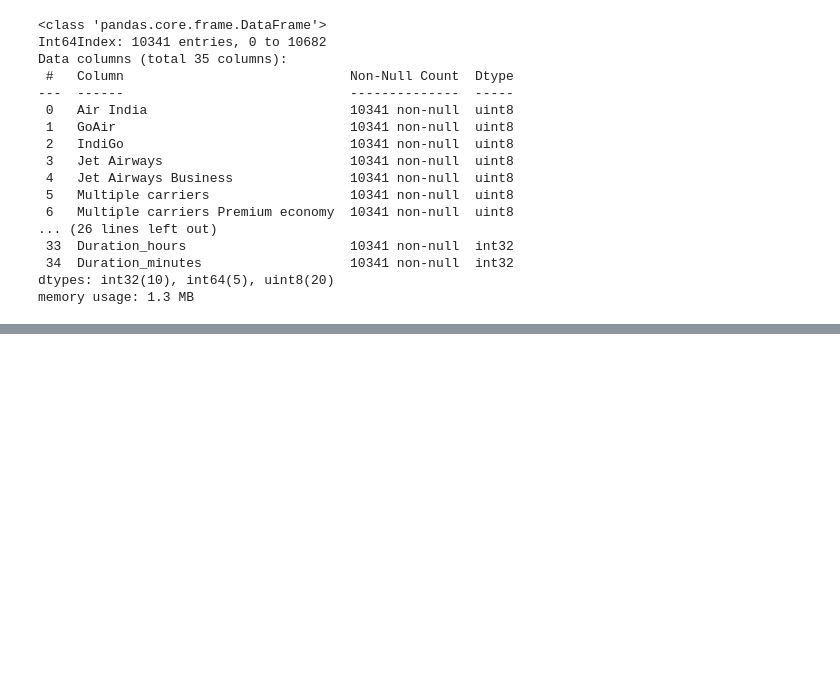
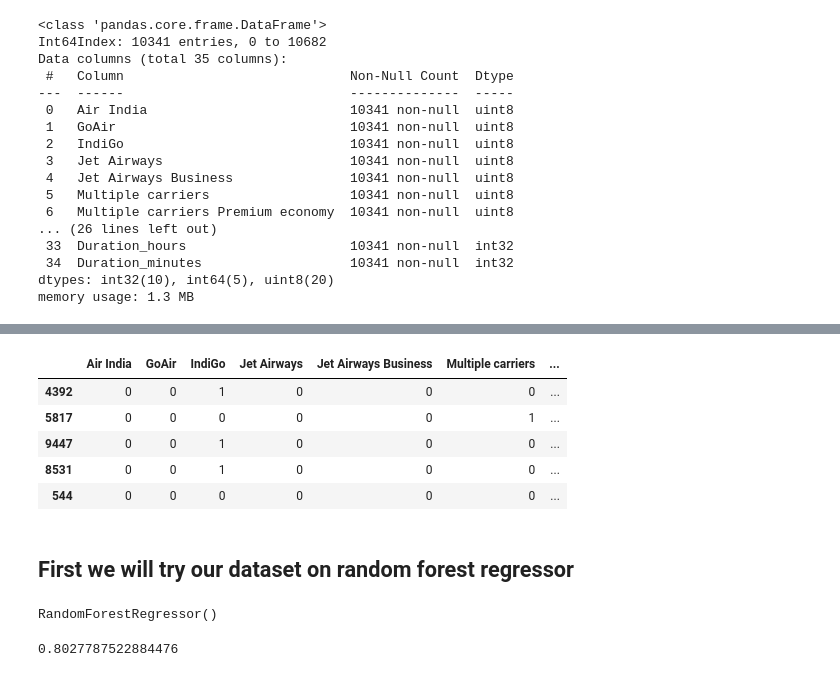
Before and after one commit to aryatomarAI/Real_World_DS_Projects, a Jupyter notebook: Project_1_(Airline Ticket Price)/Airline_tickets_Price_Prediction.ipynb, the cells around one changed output, grey strips where cells are left out. Cells and saved outputs as stored; diff of their text form; code cells hidden in the pictures; blank space fills up the shorter version.

Commit message:
Testing our data on random forest regressor model

```diff
--- a/Project_1_(Airline Ticket Price)/Airline_tickets_Price_Prediction.ipynb
+++ b/Project_1_(Airline Ticket Price)/Airline_tickets_Price_Prediction.ipynb
@@ -687,0 +691,13 @@ imp.sort_values(by="importance",ascending=False)
+# %%
+X_train,X_test,y_train,y_test=train_test_split(X,y,test_size=0.25)
+# %%
+X_train.head()
+# %% [output]
+|  | Air India | GoAir | IndiGo | Jet Airways | Jet Airways Business | Multiple carriers | ... |
+| 4392 | 0 | 0 | 1 | 0 | 0 | 0 | ... |
+| 5817 | 0 | 0 | 0 | 0 | 0 | 1 | ... |
+| 9447 | 0 | 0 | 1 | 0 | 0 | 0 | ... |
+| 8531 | 0 | 0 | 1 | 0 | 0 | 0 | ... |
+| 544 | 0 | 0 | 0 | 0 | 0 | 0 | ... |
+# %% [markdown]
+## First we will try our dataset on random forest regressor
@@ -687,0 +706,9 @@ imp.sort_values(by="importance",ascending=False)
+# %%
+model=RandomForestRegressor()
+model.fit(X_train,y_train)
+# %% [output]
+RandomForestRegressor()
+# %%
+model.score(X_test,y_test)
+# %% [output]
+0.8027787522884476
```
Also changed, not shown: parts of 7 cells of this notebook.
